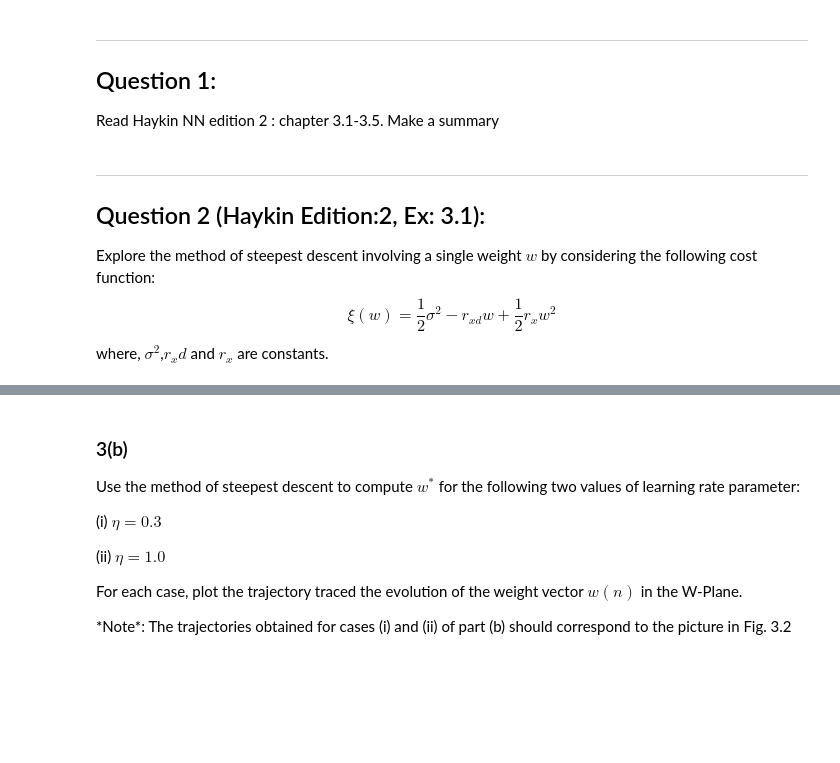
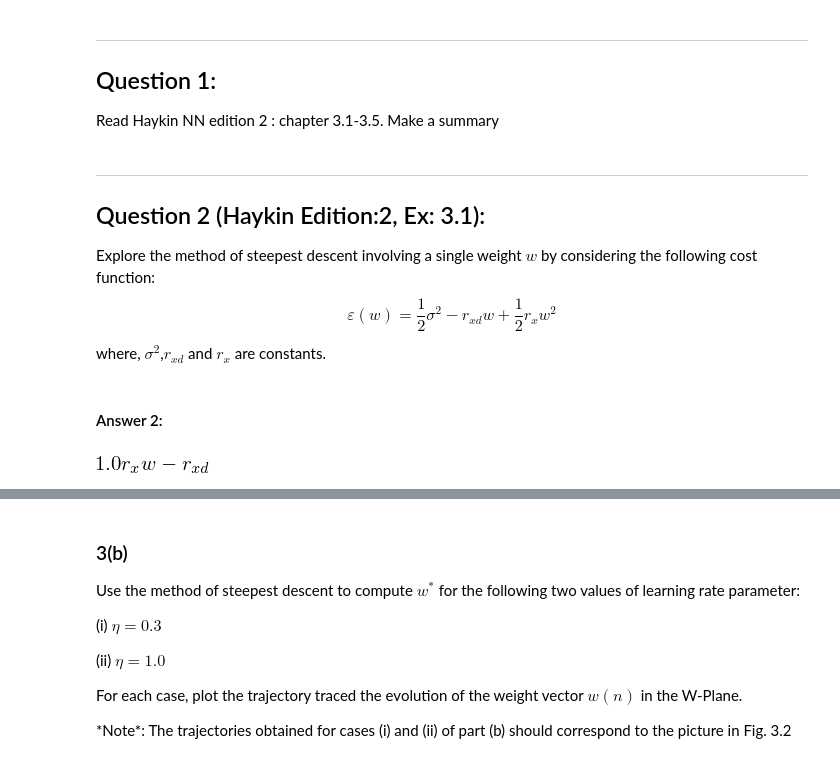
Before and after one commit to debaraj-barua/neural-networks-ws17, a Jupyter notebook: Assignment05/NN_DebarajBarua_NareshKumarGurulingan_061117_src/NN_DebarajBarua_NareshKumarGurulingan_061117.ipynb, the cells around one changed output, grey strips where cells are left out. Cells and saved outputs as stored; diff of their text form; code cells hidden in the pictures; blank space fills up the shorter version.

```diff
--- a/Assignment05/NN_DebarajBarua_NareshKumarGurulingan_061117_src/NN_DebarajBarua_NareshKumarGurulingan_061117.ipynb
+++ b/Assignment05/NN_DebarajBarua_NareshKumarGurulingan_061117_src/NN_DebarajBarua_NareshKumarGurulingan_061117.ipynb
@@ -21,5 +22,16 @@ Read Haykin NN edition 2 : chapter 3.1-3.5. Make a summary
 ## Question 2 (Haykin Edition:2, Ex: 3.1):
 
 Explore the method of steepest descent involving a single weight $w$ by considering the following cost function:
-$$\xi(w)=\frac{1}{2}\sigma^2-r_{xd}w+\frac{1}{2}r_xw^2$$
-where, $\sigma^2$,$r_xd$ and $r_x$ are constants.
+$$\varepsilon(w)=\frac{1}{2}\sigma^2-r_{xd}w+\frac{1}{2}r_xw^2$$
+where, $\sigma^2$,$r_{xd}$ and $r_x$ are constants.
+# %% [markdown]
+#### Answer 2:
+# %%
+s,r_xd,r_x,w=sp.symbols('s,r_xd,r_x,w')
+
+e=1./2.*s**2-r_xd*w+1./2.*r_x*w**2
+
+nabla=sp.diff(e,w)
+nabla
+# %% [output]
+[figure, added]
```
Also changed, not shown: parts of 12 cells of this notebook.
